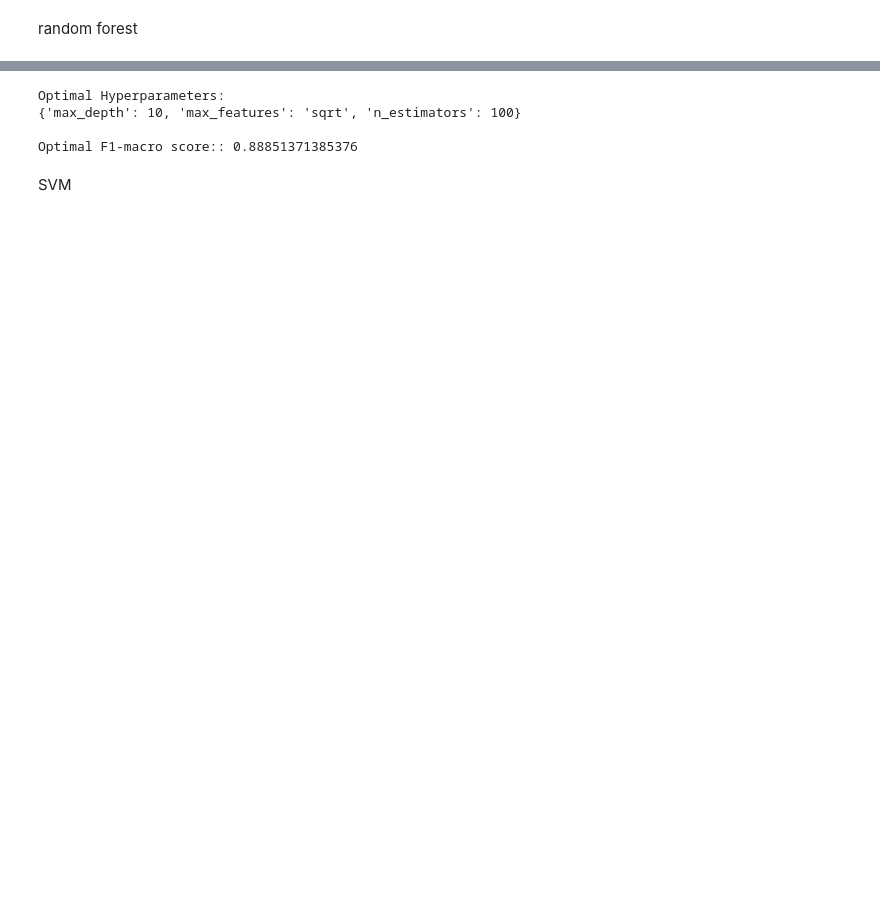
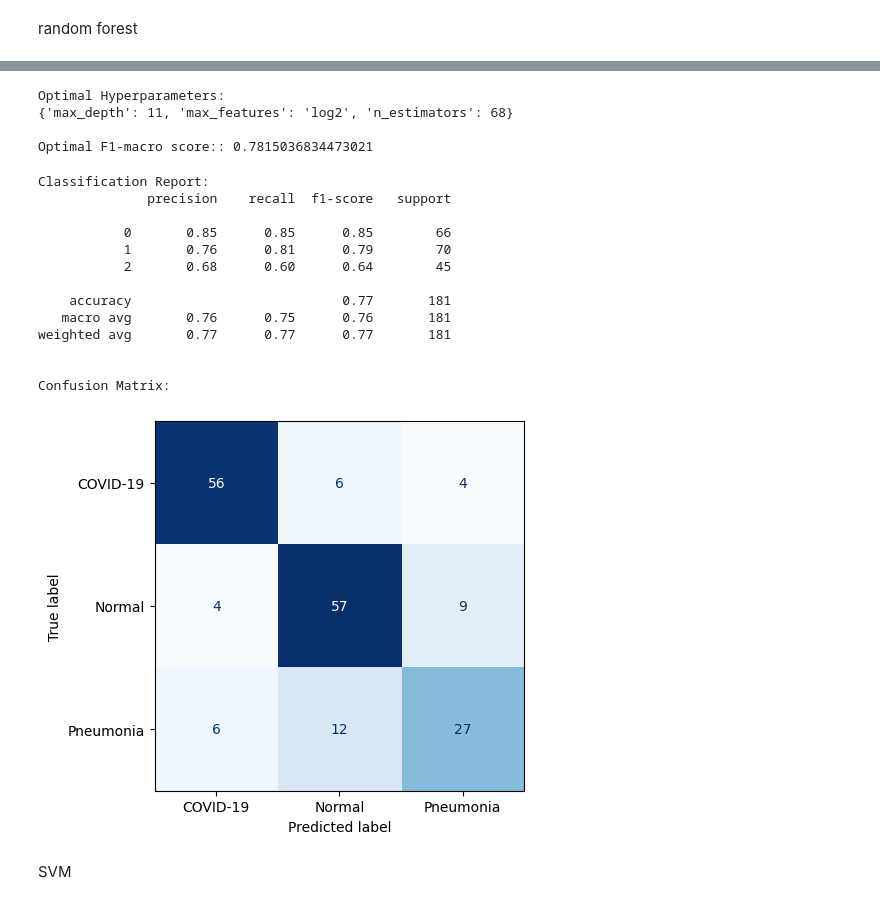
Before and after one commit to bdog18/ChestXRayClassifier, a Jupyter notebook: main.ipynb, the cells around one changed output, grey strips where cells are left out. Cells and saved outputs as stored; diff of their text form; code cells hidden in the pictures; blank space fills up the shorter version.

```diff
--- a/main.ipynb
+++ b/main.ipynb
@@ -230,9 +444,9 @@ Random Forest Accuracy: 0.88
 rf = RandomForestClassifier(random_state=42)
 
 param_grid = {
-    'max_depth': [5, 10, 15, 20, 25, 30, 35, 40],
+    'max_depth': range(5, 51, 2),
     'max_features': ['sqrt', 'log2'],
-    'n_estimators': [50, 100, 150, 200, 250]
+    'n_estimators': range(50, 151, 2)
 }
 
 grid_search = GridSearchCV(
@@ -251,9 +465,47 @@ print(grid_search.best_params_)
 print(f"\nOptimal F1-macro score:: {grid_search.best_score_}")
 # %% [output]
 Optimal Hyperparameters:
-{'max_depth': 10, 'max_features': 'sqrt', 'n_estimators': 100}
+{'max_depth': 11, 'max_features': 'log2', 'n_estimators': 68}
 
-Optimal F1-macro score:: 0.88851371385376
+Optimal F1-macro score:: 0.7815036834473021
+# %%
+rf = RandomForestClassifier(n_estimators=68,
+                            max_depth=11,
+                            max_features='sqrt',
+                            random_state=42)
+
+# Train the classifier
+rf.fit(X_train, y_train)
+
+# Make predictions
+y_pred = rf.predict(X_test)
+
+print("\nClassification Report:")
+print(classification_report(y_test, y_pred))
+
+
+print("\nConfusion Matrix:")
+ConfusionMatrixDisplay.from_predictions(y_true= y_test,
+                                        y_pred= y_pred,
+                                        display_labels=label_map.values(),
+                                        cmap=plt.cm.Blues,
+                                        colorbar=False)
+plt.show()
+# %% [output]
+Classification Report:
+              precision    recall  f1-score   support
+
+           0       0.85      0.85      0.85        66
+           1       0.76      0.81      0.79        70
+           2       0.68      0.60      0.64        45
+
+    accuracy                           0.77       181
+   macro avg       0.76      0.75      0.76       181
+weighted avg       0.77      0.77      0.77       181
+
+
+Confusion Matrix:
+[figure, added]
 # %% [markdown]
 SVM
 # %%
```
Also changed, not shown: parts of 26 cells of this notebook.
